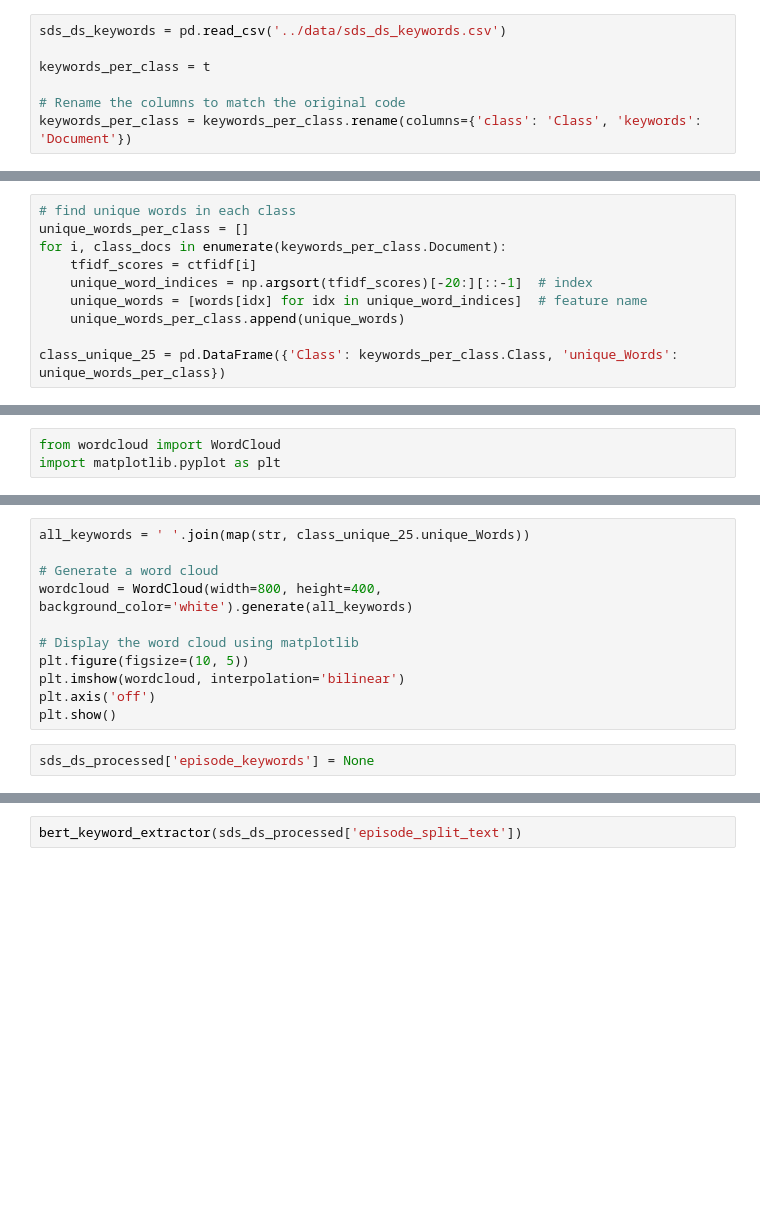
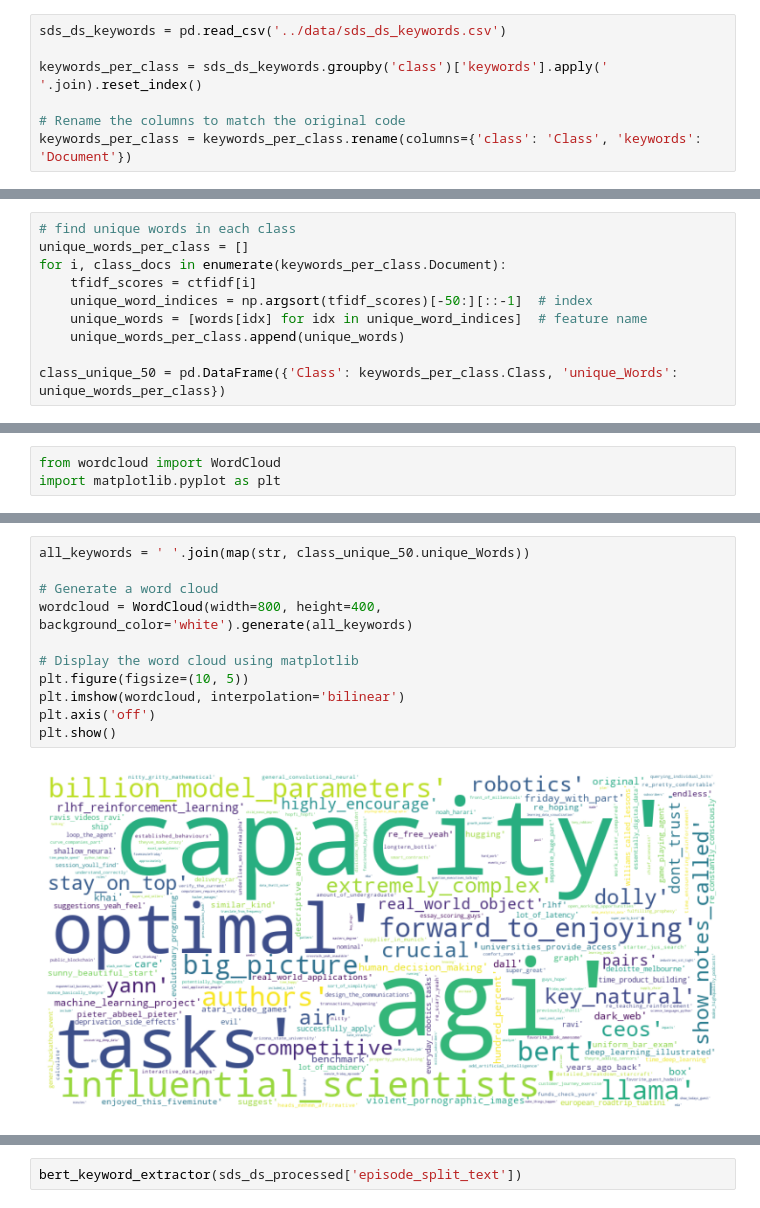
Before and after one commit to ashamaheshwari/SDS_podcast_analysis, a Jupyter notebook: notebooks/6. Keyword_Extraction.ipynb, the cells around one changed output, grey strips where cells are left out. Saved outputs shown, nothing was run; the diff lists cells and outputs as text; blank space fills up the shorter version.

```diff
--- a/notebooks/6. Keyword_Extraction.ipynb
+++ b/notebooks/6. Keyword_Extraction.ipynb
@@ -105,7 +158,7 @@ from sklearn.preprocessing import normalize
 # %%
 sds_ds_keywords = pd.read_csv('../data/sds_ds_keywords.csv')
 
-keywords_per_class = t
+keywords_per_class = sds_ds_keywords.groupby('class')['keywords'].apply(' '.join).reset_index()
 
 # Rename the columns to match the original code
 keywords_per_class = keywords_per_class.rename(columns={'class': 'Class', 'keywords': 'Document'})
@@ -163,8 +288,8 @@ ctfidf = CTFIDFVectorizer().fit_transform(count, n_samples=len(keywords_per_clas
 unique_words_per_class = []
 for i, class_docs in enumerate(keywords_per_class.Document):
     tfidf_scores = ctfidf[i]
-    unique_word_indices = np.argsort(tfidf_scores)[-20:][::-1]  # index
+    unique_word_indices = np.argsort(tfidf_scores)[-50:][::-1]  # index
     unique_words = [words[idx] for idx in unique_word_indices]  # feature name
     unique_words_per_class.append(unique_words)
 
-class_unique_25 = pd.DataFrame({'Class': keywords_per_class.Class, 'unique_Words': unique_words_per_class})
+class_unique_50 = pd.DataFrame({'Class': keywords_per_class.Class, 'unique_Words': unique_words_per_class})
@@ -196,13 +370,13 @@ plt.show()
 # %%
-all_keywords = ' '.join(map(str, class_unique_25.unique_Words))
+all_keywords = ' '.join(map(str, class_unique_50.unique_Words))
 
 # Generate a word cloud
 wordcloud = WordCloud(width=800, height=400, background_color='white').generate(all_keywords)
 
 # Display the word cloud using matplotlib
 plt.figure(figsize=(10, 5))
 plt.imshow(wordcloud, interpolation='bilinear')
 plt.axis('off')
 plt.show()
+# %% [output]
+[figure, added]
-# %%
-sds_ds_processed['episode_keywords'] = None
```
Also changed, not shown: parts of 30 cells of this notebook, 2 other files.
